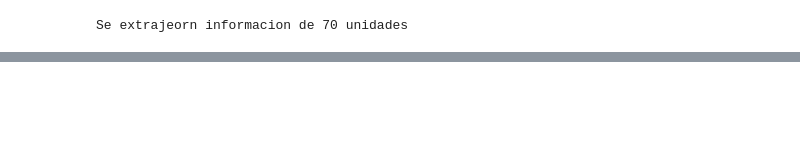
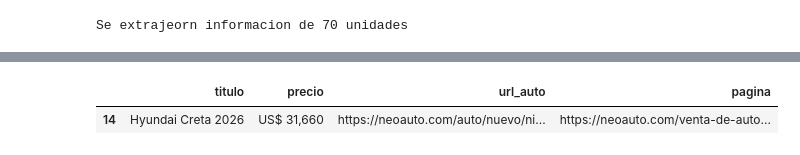
Before and after one commit to RH-007/vehiculos, a Jupyter notebook: src/extraccion.ipynb, the cells around one changed output, grey strips where cells are left out. Cells and saved outputs as stored; diff of their text form; code cells hidden in the pictures; blank space fills up the shorter version.

```diff
--- a/src/extraccion.ipynb
+++ b/src/extraccion.ipynb
@@ -574,0 +624,12 @@ neo_autos_df
+# %%
+# normalizaciones básicas
+neo_autos_df["url_low"]     = neo_autos_df["url_auto"].str.lower()
+neo_autos_df["marca_slug"]  = neo_autos_df["marca"].str.lower().str.replace(r"[^a-z0-9]+","-", regex=True)
+neo_autos_df["modelo_slug"] = neo_autos_df["modelo"].str.lower().str.replace(r"[^a-z0-9]+","-", regex=True)
+
+# checks fila a fila (sin regex fancy)
+neo_autos_df["brand_in_url"] = neo_autos_df.apply(lambda r: r["marca_slug"]  in r["url_low"], axis=1)
+neo_autos_df["model_in_url"] = neo_autos_df.apply(lambda r: r["modelo_slug"] in r["url_low"], axis=1)
+neo_autos_df["year_in_url"]  = neo_autos_df.apply(lambda r: str(r["año"]) in r["url_low"], axis=1)  # usa "anio" si tu col se llama así
+
+neo_autos_df["url_ok"] = neo_autos_df[["brand_in_url","model_in_url","year_in_url"]].all(axis=1)
@@ -574,0 +652,5 @@ neo_autos_df
+# %%
+neo_autos_df[neo_autos_df["titulo"]=="Hyundai Creta 2026"][["titulo", "precio", "url_auto", "pagina"]]
+# %% [output]
+|  | titulo | precio | url_auto | pagina |
+| 14 | Hyundai Creta 2026 | US$ 31,660 | https://neoauto.com/auto/nuevo/ni... | https://neoauto.com/venta-de-auto... |
```
Also changed, not shown: parts of 15 cells of this notebook.
